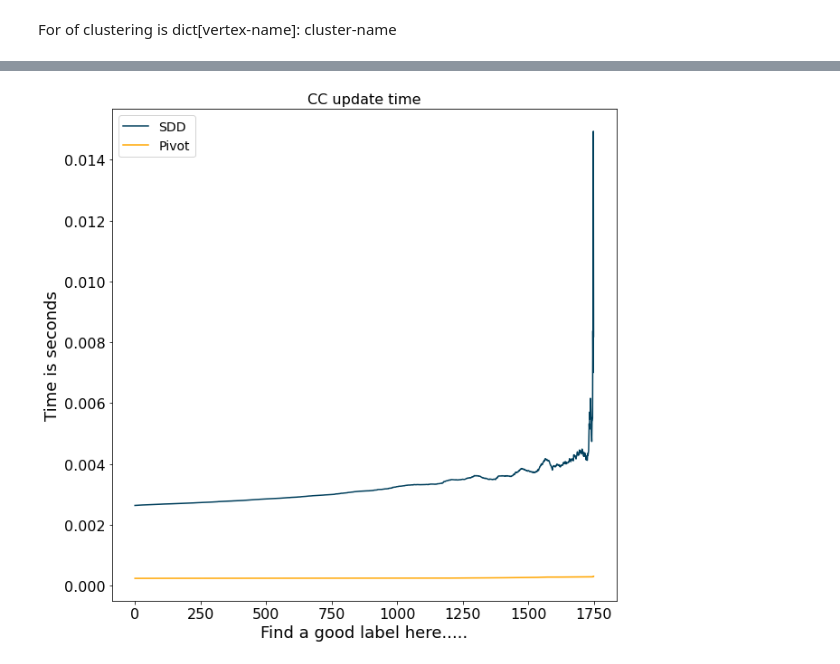
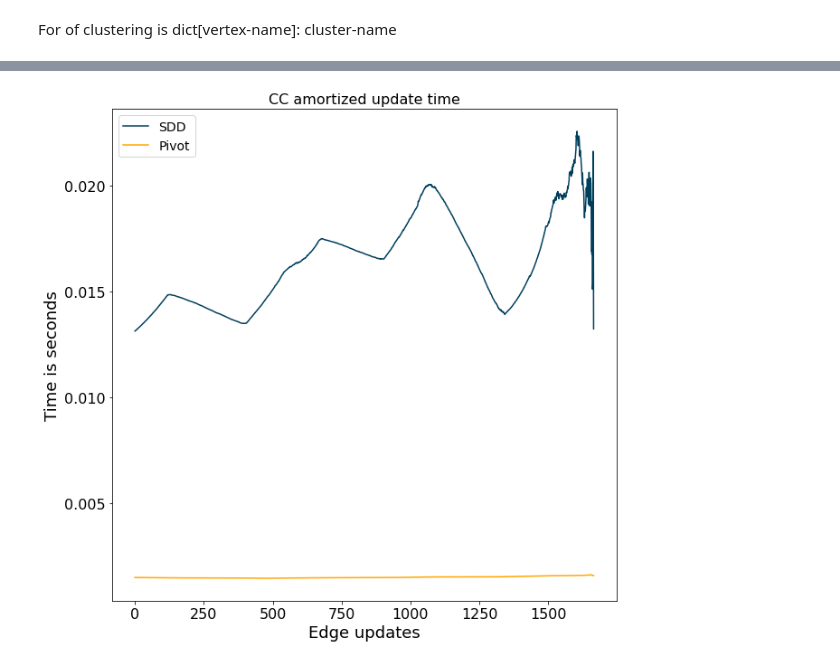
Before and after one commit to jhwjhw0123/edge-update-dynamic-cc-dev, a Jupyter notebook: adv_dcc_insert_delete.ipynb, the cells around one changed output, grey strips where cells are left out. Saved outputs shown, nothing was run; the diff lists cells and outputs as text; code cells hidden in the pictures.

```diff
--- a/adv_dcc_insert_delete.ipynb
+++ b/adv_dcc_insert_delete.ipynb
@@ -388,7 +384,16 @@ def dynamic_sparse_dense_decomp(subgraph, global_graph, global_SDD,
 # %% [markdown]
 ## Read the edges and maintain clustering
 # %%
-graph_file_name="../data/SBM_n=200_p=0.95_k=4.csv"
+n_vertex = 1000
+p_intra  = 0.95
+p_inter  = 0.05
+k_cluster = 4
+
+sbm_graph_stream = SBMGraphStream(n_vertex,p_intra, p_inter, k_cluster)
+sbm_graph_stream.write_edges(write_path='data/')
+
+
+graph_file_name="../data/SBM_n=1000_p=0.95_k=4.csv"
 # graph_file_name= "../data/email-Eu-core.csv"
 # %%
 adjacency_list, edge_list = create_graph_from_csv(graph_file_name)
@@ -616,7 +621,7 @@ Ideally this would be a function too...
 
 no_edges = len(edge_list)  # No. of edges
 
-prob_del = 0.25      # Probability to delete edge
+prob_del = 0.2      # Probability to delete edge
 eps_param = 0.45
 
 current_graph = {}
@@ -624,7 +629,7 @@ current_edge_list = []
 
 available_edge_list = np.random.permutation(edge_list).tolist()
 
-stream_length = (int)(3*no_edges)
+stream_length = (int)(1.5*no_edges)
 update_strategy = 'adversarial' #Either rand or adv
 
 track_update_num = {}
@@ -827,8 +850,10 @@ start_idx = 0
 for end_idx in np.nonzero(SDD_time)[0]:
     #Check if last update
     if end_idx < len(SDD_time):
-        SDD_update_times   = SDD_time[end_idx:]
-        pivot_update_times = pivot_time[end_idx:]
+        SDD_update_times   = SDD_time[end_idx+1:]
+        if not any(SDD_time): #If last updates are empty
+            continue
+        pivot_update_times = pivot_time[end_idx+1:]
         amortized_SDD_time.append(np.mean(SDD_update_times))
         amortized_pivot_time.append(np.mean(pivot_update_times))
     else:
@@ -840,27 +865,28 @@ for end_idx in np.nonzero(SDD_time)[0]:
 # %%
 colors = ["#003f5c","#ffa600","#bc5090","#ef5675"]
 
 '''
 Something fishy with the last update.....
 '''
 
 #plt.xlim(0,15000)
 #plt.ylim(0,1)
 
 plt.figure(figsize=(10, 10))
 
 stream_length = len(amortized_SDD_time) #Stream length is different from the set value because deletions are separate
 
-plt.plot(range(stream_length), amortized_SDD_time, c=colors[0], label="SDD")
-plt.plot(range(stream_length), amortized_pivot_time, c=colors[1], label="Pivot")
+plt.plot(range(stream_length-1), amortized_SDD_time[:-1], c=colors[0], label="SDD")
+plt.plot(range(stream_length-1), amortized_pivot_time[:-1], c=colors[1], label="Pivot")
 
-plt.xlabel("Find a good label here.....",fontsize=18)
+plt.xlabel("Edge updates",fontsize=18)
 plt.ylabel("Time is seconds",fontsize=18)
 plt.xticks(fontsize=16)
 plt.yticks(fontsize=16)
 #plt.title(r"Intersecting circles: $\epsilon=0.25, q()=\ell_2$")
-plt.title("CC update time",fontsize=16)
+plt.title("CC amortized update time",fontsize=16)
 plt.legend(fontsize=14)
-plt.show()
+#plt.show()
+plt.savefig("figures/sbm_1000_4_adv_time.pdf", bbox_inches='tight', dpi=400)
 # %% [output]
-[figure, old version]
+[figure, new version]
```
Also changed, not shown: parts of 7 cells of this notebook.
